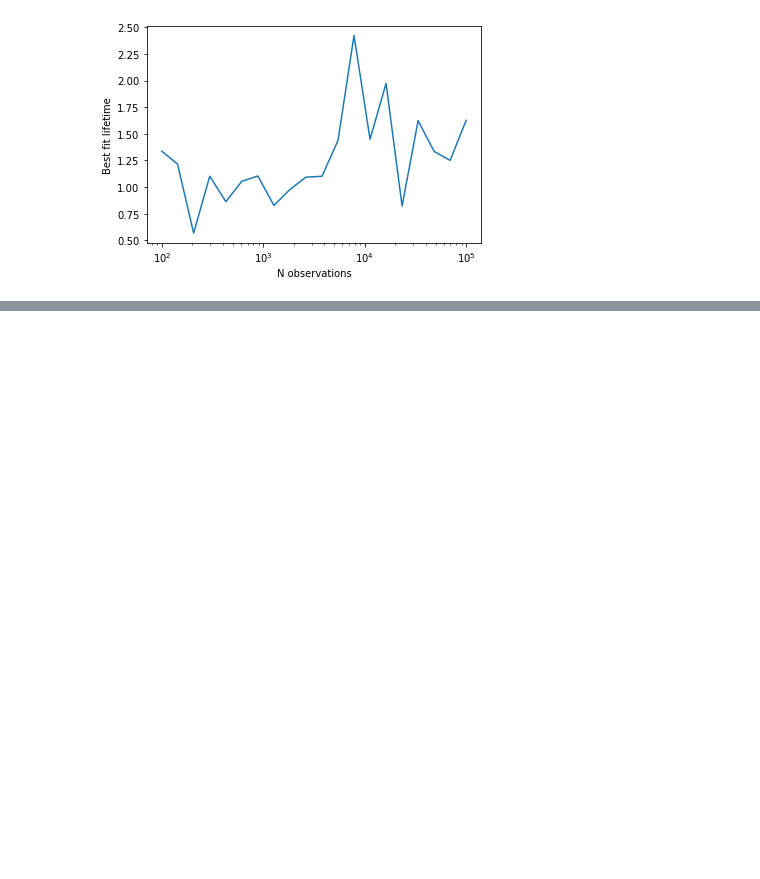
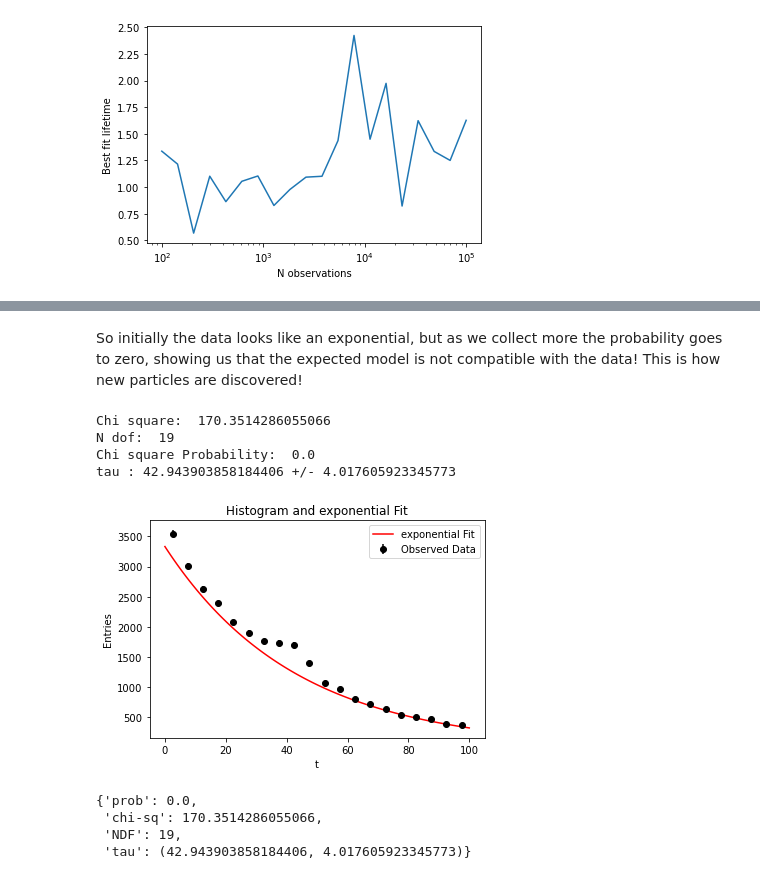
Before and after one commit to kmnelson/michigan-math-science-scolars, a Jupyter notebook: notebooks/DataAnalysisSolutions.ipynb, the cells around one changed output, grey strips where cells are left out. Saved outputs shown, nothing was run; the diff lists cells and outputs as text; code cells hidden in the pictures; blank space fills up the shorter version.

```diff
--- a/notebooks/DataAnalysisSolutions.ipynb
+++ b/notebooks/DataAnalysisSolutions.ipynb
@@ -329,0 +389,20 @@ Text(0, 0.5, 'Best fit lifetime')
+# %% [markdown]
+So initially the data looks like an exponential, but as we collect more the probability goes to zero, showing us that the expected model is not compatible with the data!  This is how new particles are discovered!
+# %%
+local = mystery_data[np.where(mystery_data>50)]
+local = local[np.where(local<150)] - 50
+
+def exponential_plus_gaussian(m, tau, mu, sigma, gaus_frac):
+    return (1-gaus_frac)*exponential(m, tau) + gaus_frac*gaussian(m, sigma, mu)
+
+plot_data_and_fit(local, num_bins=20, function=exponential, guess=42)
+# %% [output]
+Chi square:  170.3514286055066
+N dof:  19
+Chi square Probability:  0.0
+tau : 42.943903858184406 +/- 4.017605923345773
+[figure, added]
+{'prob': 0.0,
+ 'chi-sq': 170.3514286055066,
+ 'NDF': 19,
+ 'tau': (42.943903858184406, 4.017605923345773)}
```
Also changed, not shown: parts of 10 cells of this notebook, 3 other files.
